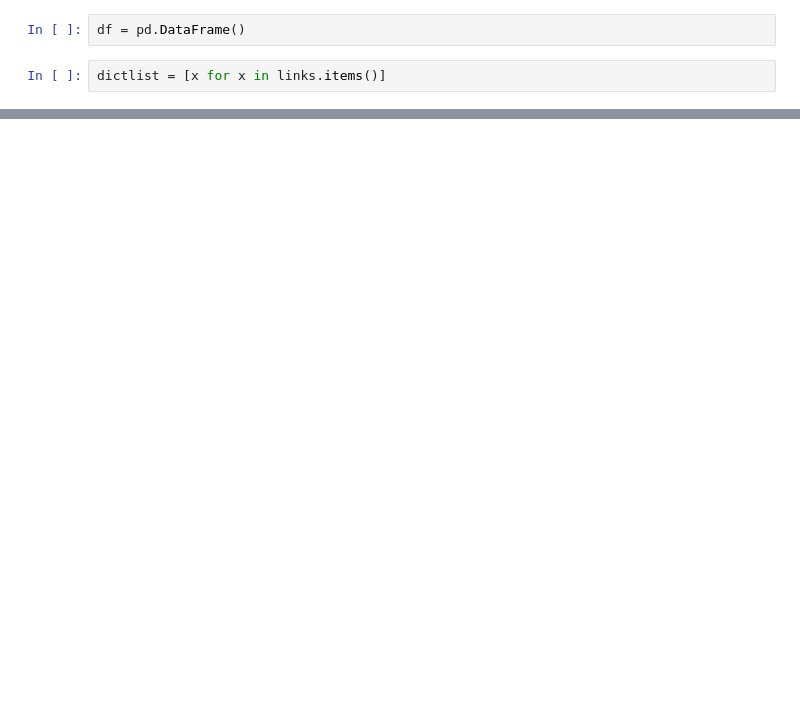
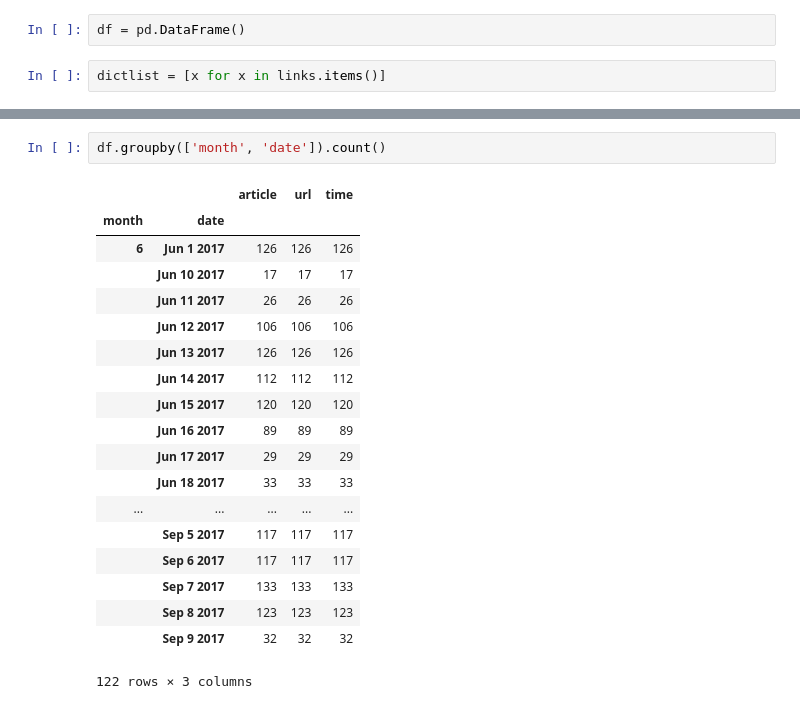
Before and after one commit to samfunk/project_luther, a Jupyter notebook: marketwatch_agg.ipynb, the cells around one changed output, grey strips where cells are left out. Drawn from its saved outputs; the diff is of its cells as text; blank space fills up the shorter version.

```diff
--- a/marketwatch_agg.ipynb
+++ b/marketwatch_agg.ipynb
@@ -165,0 +292,22 @@ df
+# %%
+df.groupby(['month', 'date']).count()
+# %% [output]
+|  |  | article | url | time |
+| month | date |  |  |  |
+| 6 | Jun 1 2017 | 126 | 126 | 126 |
+|  | Jun 10 2017 | 17 | 17 | 17 |
+|  | Jun 11 2017 | 26 | 26 | 26 |
+|  | Jun 12 2017 | 106 | 106 | 106 |
+|  | Jun 13 2017 | 126 | 126 | 126 |
+|  | Jun 14 2017 | 112 | 112 | 112 |
+|  | Jun 15 2017 | 120 | 120 | 120 |
+|  | Jun 16 2017 | 89 | 89 | 89 |
+|  | Jun 17 2017 | 29 | 29 | 29 |
+|  | Jun 18 2017 | 33 | 33 | 33 |
+| ... | ... | ... | ... | ... |
+|  | Sep 5 2017 | 117 | 117 | 117 |
+|  | Sep 6 2017 | 117 | 117 | 117 |
+|  | Sep 7 2017 | 133 | 133 | 133 |
+|  | Sep 8 2017 | 123 | 123 | 123 |
+|  | Sep 9 2017 | 32 | 32 | 32 |
+122 rows × 3 columns
```
Also changed, not shown: parts of 52 cells of this notebook.
